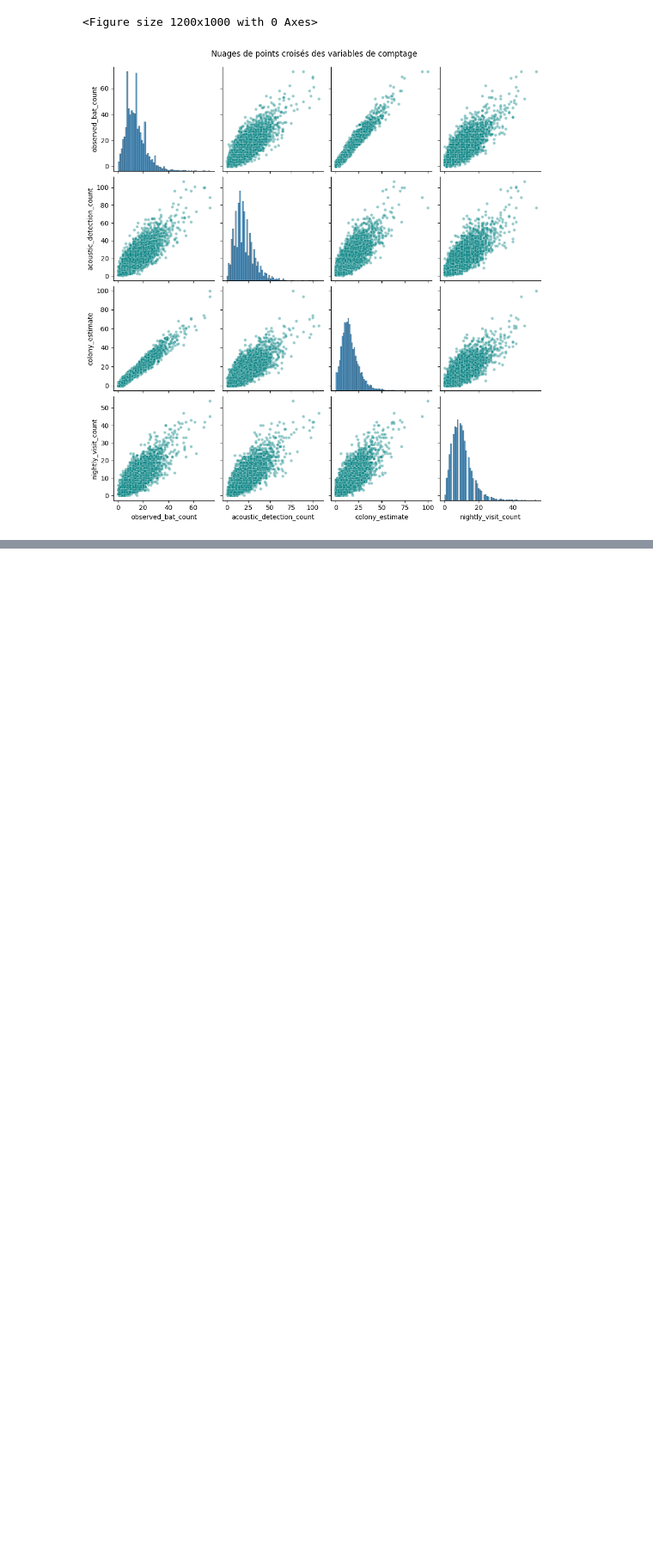
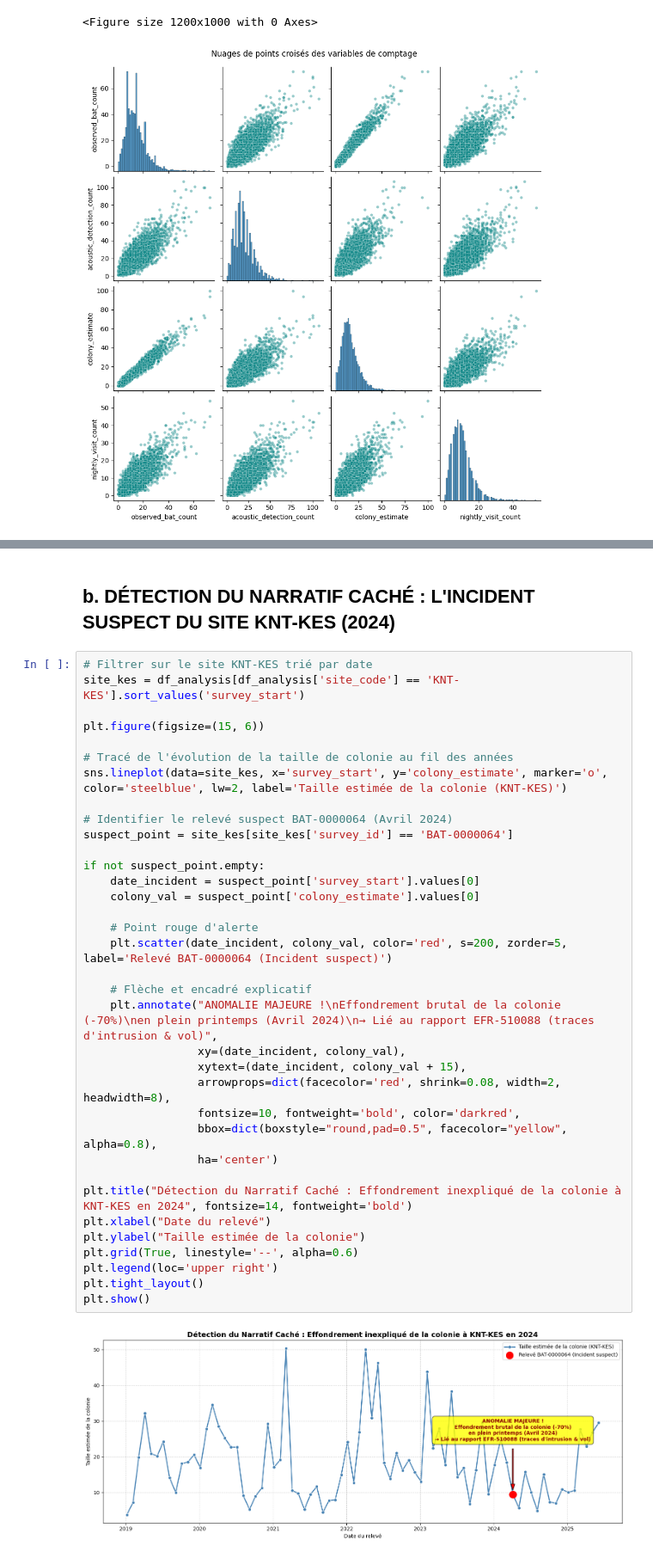
Before and after one commit to HananeDjouadi/G05-DataMining-2627, a Jupyter notebook: data/ecology/bat_surveys.ipynb, the cells around one changed output, grey strips where cells are left out. Shown at 86% size. Saved outputs shown, nothing was run; the diff lists cells and outputs as text; blank space fills up the shorter version.

```diff
--- a/data/ecology/bat_surveys.ipynb
+++ b/data/ecology/bat_surveys.ipynb
@@ -746,0 +854,39 @@ plt.show()
+# %% [markdown]
+## b. DÉTECTION DU NARRATIF CACHÉ : L'INCIDENT SUSPECT DU SITE KNT-KES (2024)
+# %%
+# Filtrer sur le site KNT-KES trié par date
+site_kes = df_analysis[df_analysis['site_code'] == 'KNT-KES'].sort_values('survey_start')
+
+plt.figure(figsize=(15, 6))
+
+# Tracé de l'évolution de la taille de colonie au fil des années
+sns.lineplot(data=site_kes, x='survey_start', y='colony_estimate', marker='o', color='steelblue', lw=2, label='Taille estimée de la colonie (KNT-KES)')
+
+# Identifier le relevé suspect BAT-0000064 (Avril 2024)
+suspect_point = site_kes[site_kes['survey_id'] == 'BAT-0000064']
+
+if not suspect_point.empty:
+    date_incident = suspect_point['survey_start'].values[0]
+    colony_val = suspect_point['colony_estimate'].values[0]
+
+    # Point rouge d'alerte
+    plt.scatter(date_incident, colony_val, color='red', s=200, zorder=5, label='Relevé BAT-0000064 (Incident suspect)')
+
+    # Flèche et encadré explicatif
+    plt.annotate("ANOMALIE MAJEURE !\nEffondrement brutal de la colonie (-70%)\nen plein printemps (Avril 2024)\n→ Lié au rapport EFR-510088 (traces d'intrusion & vol)",
+                 xy=(date_incident, colony_val),
+                 xytext=(date_incident, colony_val + 15),
+                 arrowprops=dict(facecolor='red', shrink=0.08, width=2, headwidth=8),
+                 fontsize=10, fontweight='bold', color='darkred',
+                 bbox=dict(boxstyle="round,pad=0.5", facecolor="yellow", alpha=0.8),
+                 ha='center')
+
+plt.title("Détection du Narratif Caché : Effondrement inexpliqué de la colonie à KNT-KES en 2024", fontsize=14, fontweight='bold')
+plt.xlabel("Date du relevé")
+plt.ylabel("Taille estimée de la colonie")
+plt.grid(True, linestyle='--', alpha=0.6)
+plt.legend(loc='upper right')
+plt.tight_layout()
+plt.show()
+# %% [output]
+[figure, added]
```
Also changed, not shown: parts of 22 cells of this notebook, 1 other file.
